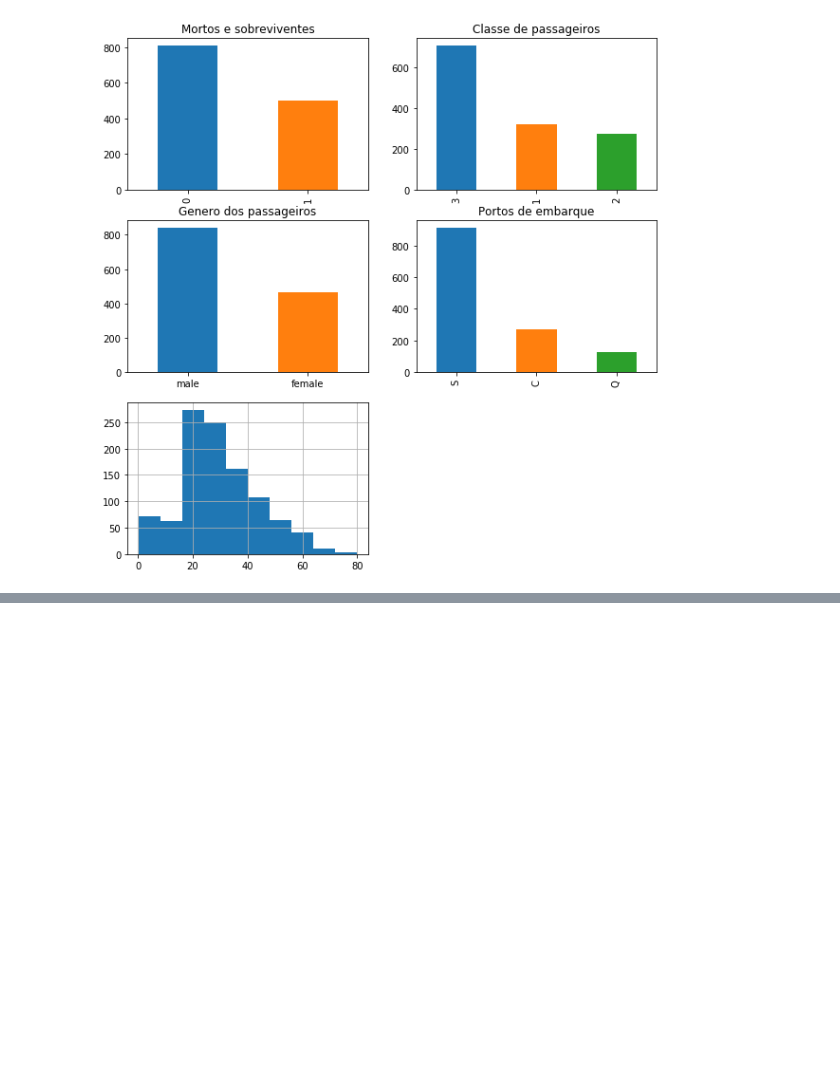
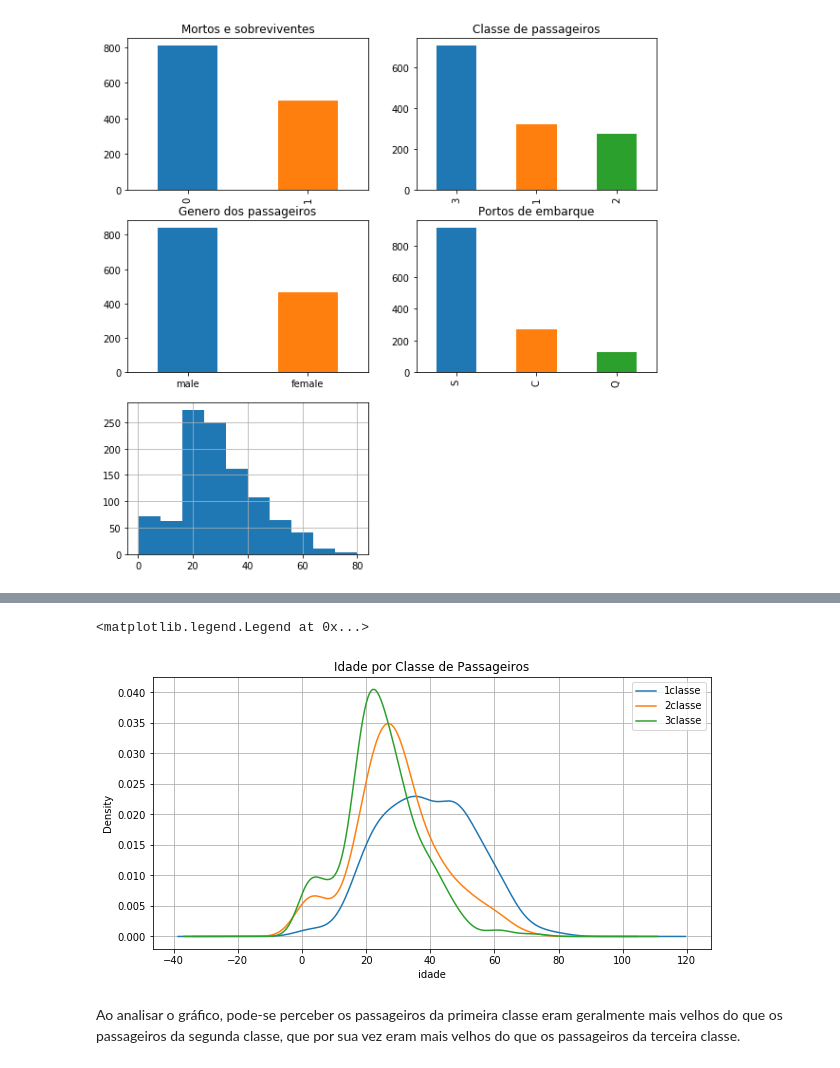
Before and after one commit to nativanando/masters-degree, a Jupyter notebook: mineracao-de-dados/titanic-dataset/titanic-analise .ipynb, the cells around one changed output, grey strips where cells are left out. Cells and saved outputs as stored; diff of their text form; code cells hidden in the pictures; blank space fills up the shorter version.

```diff
--- a/mineracao-de-dados/titanic-dataset/titanic-analise .ipynb
+++ b/mineracao-de-dados/titanic-dataset/titanic-analise .ipynb
@@ -131,0 +208,12 @@ df['idade'].hist()
+# %%
+classe_passageiros = sorted(df['classe'].unique())
+for pclass in classe_passageiros:
+    df.idade[df.classe == pclass].plot(kind='kde', grid=True)
+plt.title('Idade por Classe de Passageiros')
+plt.xlabel('idade')
+plt.legend(('1classe', '2classe', '3classe'), loc='best')
+# %% [output]
+<matplotlib.legend.Legend at 0x...>
+[figure, added]
+# %% [markdown]
+Ao analisar o gráfico, pode-se perceber os passageiros da primeira classe eram geralmente mais velhos do que os passageiros da segunda classe, que por sua vez eram mais velhos do que os passageiros da terceira classe.
```
Also changed, not shown: parts of 20 cells of this notebook.
